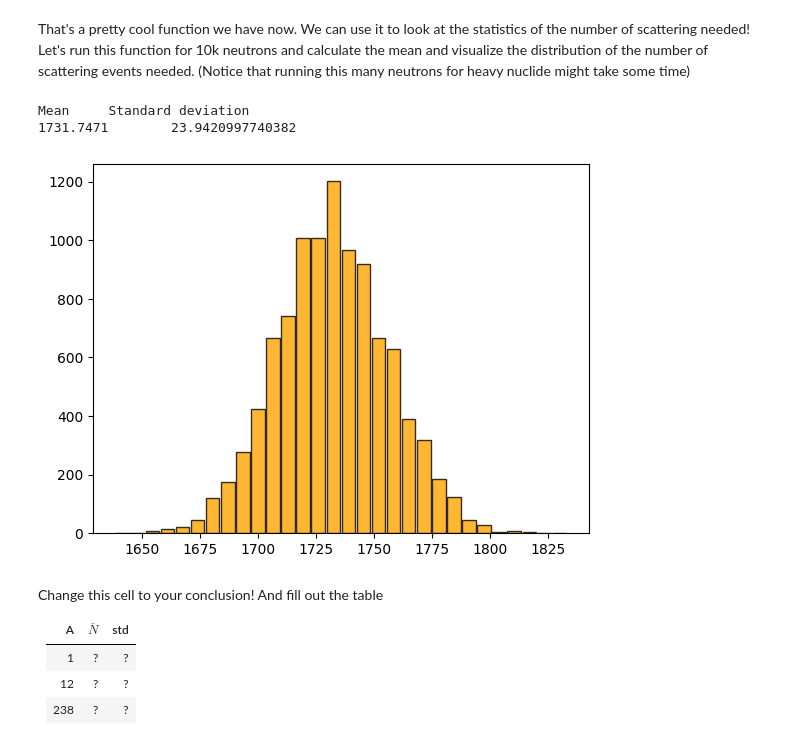
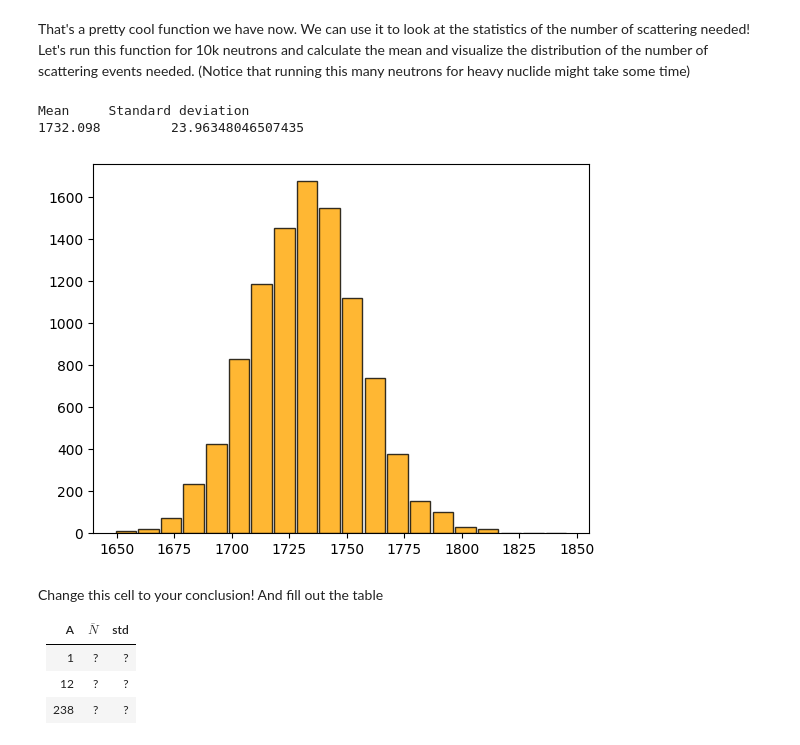
Before and after one commit to MalteHanse/RFP, a Jupyter notebook: Datalabs/Datalab04/4-Scattering_MCintro.ipynb, the cells around one changed output. Cells and saved outputs as stored; diff of their text form; code cells hidden in the pictures.

```diff
--- a/Datalabs/Datalab04/4-Scattering_MCintro.ipynb
+++ b/Datalabs/Datalab04/4-Scattering_MCintro.ipynb
@@ -253,25 +253,25 @@ That's a pretty cool function we have now. We can use it to look at the statisti
 # %%
 A=238
 E0=2.0 #MeV
 Ef=1e-6 #MeV
 
 #######
 Ns=[]
 
 for _ in range(10000): # _ means here that we just don't care about the iteration index
     Ns.append(neutronLetargizer(E0,Ef,A))
 
 print('Mean \t Standard deviation')
 print(f"{np.mean(Ns)} \t {np.std(Ns)}")#complete the line by calculating the mean of the list of number of scattering events with np.mean and
        #the standard deviation with np.std
 
 plt.figure()
-plt.hist(Ns, bins=30, edgecolor='k', color="orange", alpha=0.8, rwidth=0.9)# use plt.hist to investigate the distribution of the number of scattering events.
+plt.hist(Ns, bins=20, edgecolor='k', color="orange", alpha=0.8, rwidth=0.9)# use plt.hist to investigate the distribution of the number of scattering events.
 plt.show()
 # %% [output]
 Mean     Standard deviation
-1731.7471        23.9420997740382
+1732.098         23.96348046507435
-[figure, old version]
+[figure, new version]
 # %% [markdown]
 Change this cell to your conclusion! And fill out the table
 
```
Also changed, not shown: parts of 11 cells of this notebook, 1 other file.
